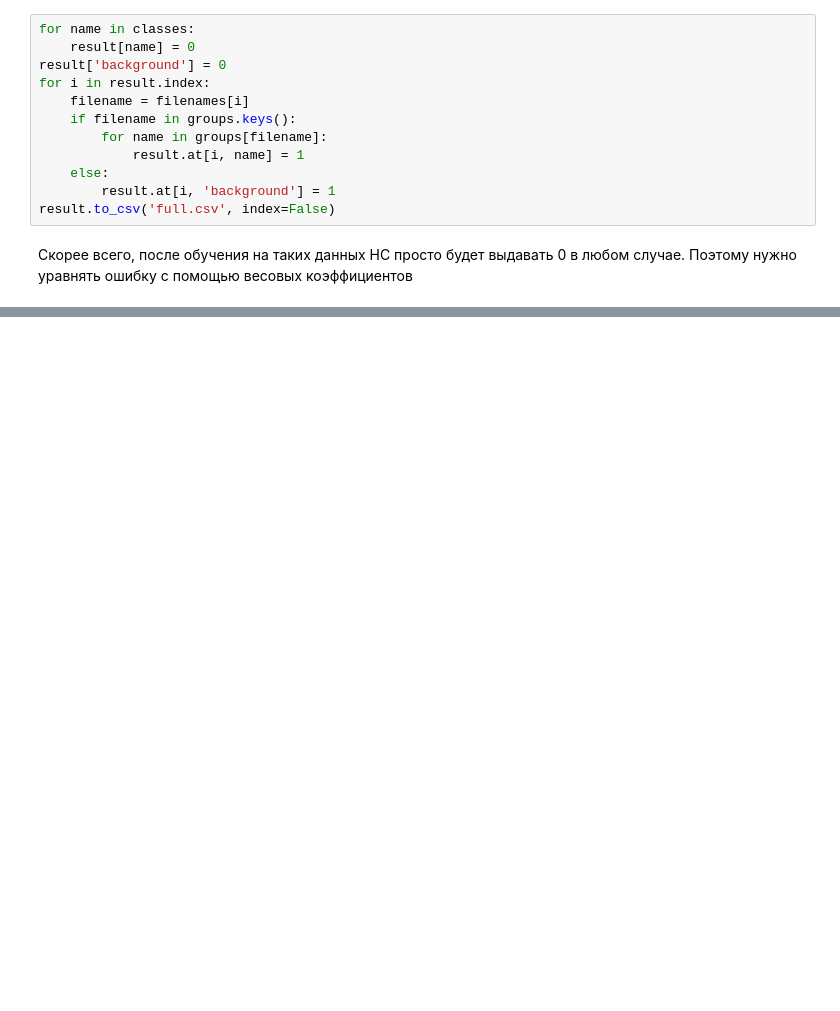
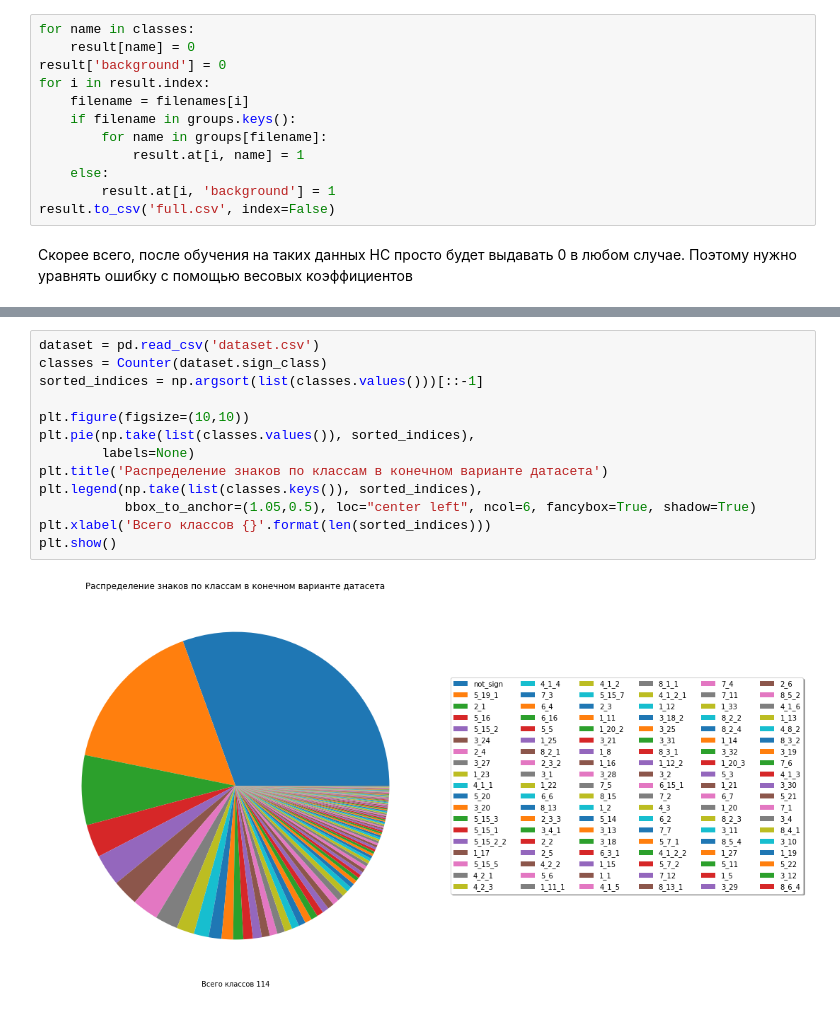
Before and after one commit to bmstu-iu8-g1-2019-project/road-signs-recognition, a Jupyter notebook: dataset.ipynb, the cells around one changed output, grey strips where cells are left out. Cells and saved outputs as stored; diff of their text form; blank space fills up the shorter version.

```diff
--- a/dataset.ipynb
+++ b/dataset.ipynb
@@ -189,0 +473,15 @@ pd.DataFrame.from_dict(result, orient='index').to_csv('weights.csv')
+# %%
+dataset = pd.read_csv('dataset.csv')
+classes = Counter(dataset.sign_class)
+sorted_indices = np.argsort(list(classes.values()))[::-1]
+
+plt.figure(figsize=(10,10))
+plt.pie(np.take(list(classes.values()), sorted_indices),
+        labels=None)
+plt.title('Распределение знаков по классам в конечном варианте датасета')
+plt.legend(np.take(list(classes.keys()), sorted_indices),
+           bbox_to_anchor=(1.05,0.5), loc="center left", ncol=6, fancybox=True, shadow=True)
+plt.xlabel('Всего классов {}'.format(len(sorted_indices)))
+plt.show()
+# %% [output]
+[figure, added]
```
Also changed, not shown: parts of 30 cells of this notebook, 2 other files.
